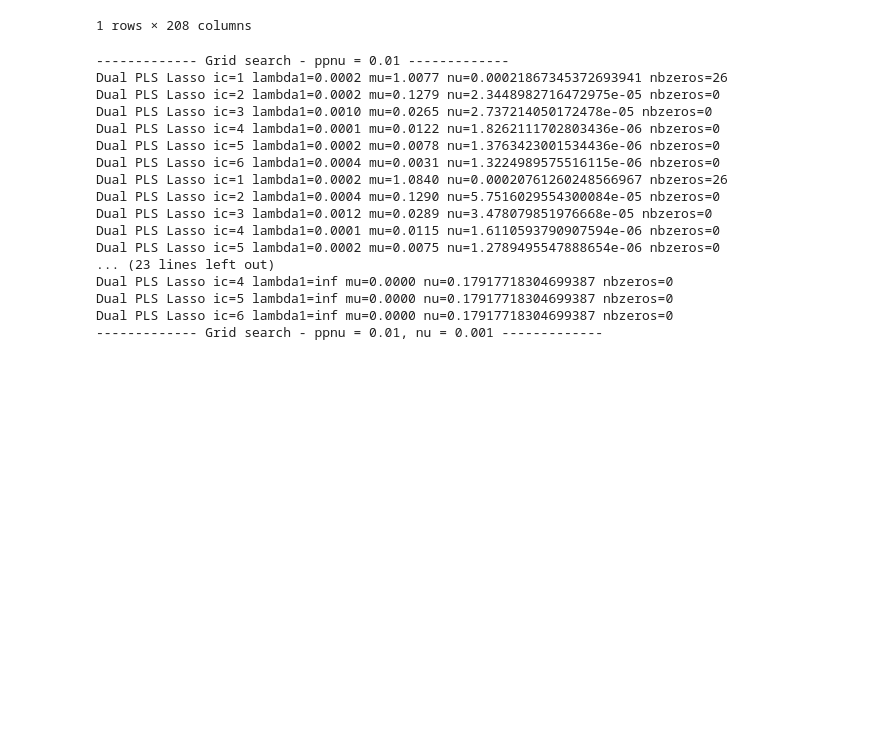
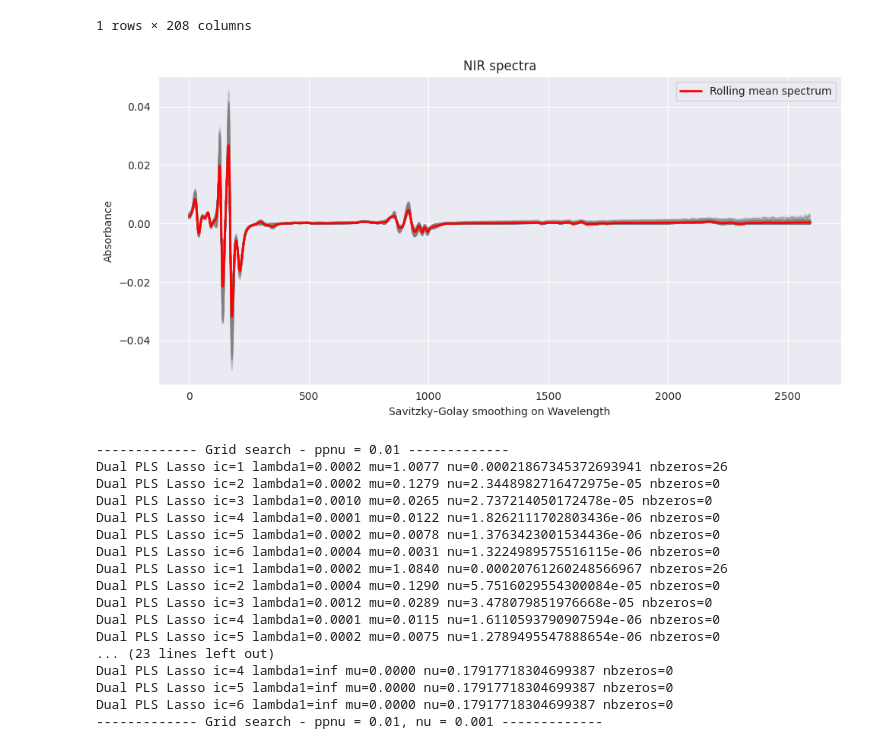
Before and after one commit to malerbe/Dual-sPLS, a Jupyter notebook: notebooks/real.ipynb, the cells around one changed output. Drawn from its saved outputs; the diff is of its cells as text; code cells hidden in the pictures; blank space fills up the shorter version.

Commit message:
data viz added

```diff
--- a/notebooks/real.ipynb
+++ b/notebooks/real.ipynb
@@ -53,6 +53,38 @@ y.head()
 |  | 0 | 1 | 2 | 3 | 4 | 5 | 6 | 7 | 8 | 9 | ... | ... |
 | 0 | 0.536704 | 0.616918 | 0.848809 | 0.894507 | 0.899854 | 0.268838 | 0.906174 | 0.794361 | 0.854157 | 0.755955 | ... | ... |
 1 rows × 208 columns
+# %%
+# Data presentation
+
+# ----------- Data (adapted to the lib) ----------- #
+X = pd.read_csv(
+    "../data/matrixXNirSpectrumDerivative.csv",
+     header=None
+).T.values
+y = pd.read_csv(
+    "../data/matrixYNirPropertyDensityNormalized.csv",
+    header=None
+).values.ravel()
+
+# X : (n_samples, n_wavelengths)
+# wavelengths : optionnel (sinon indices)
+wavelengths = np.arange(X.shape[1])
+
+plt.figure(figsize=(10, 5))
+
+for i in range(X.shape[0]):
+    plt.plot(wavelengths, X[i, :], color="gray", alpha=0.2)
+
+plt.plot(wavelengths, X.mean(axis=0), color="red", linewidth=2, label="Rolling mean spectrum")
+
+plt.xlabel("Savitzky–Golay smoothing on Wavelength")
+plt.ylabel("Absorbance")
+plt.title("NIR spectra")
+plt.legend()
+plt.tight_layout()
+plt.show()
+# %% [output]
+[figure, added]
 # %%
 # Initialization
 
```
Also changed, not shown: parts of 1 cell of this notebook, 1 other file.
